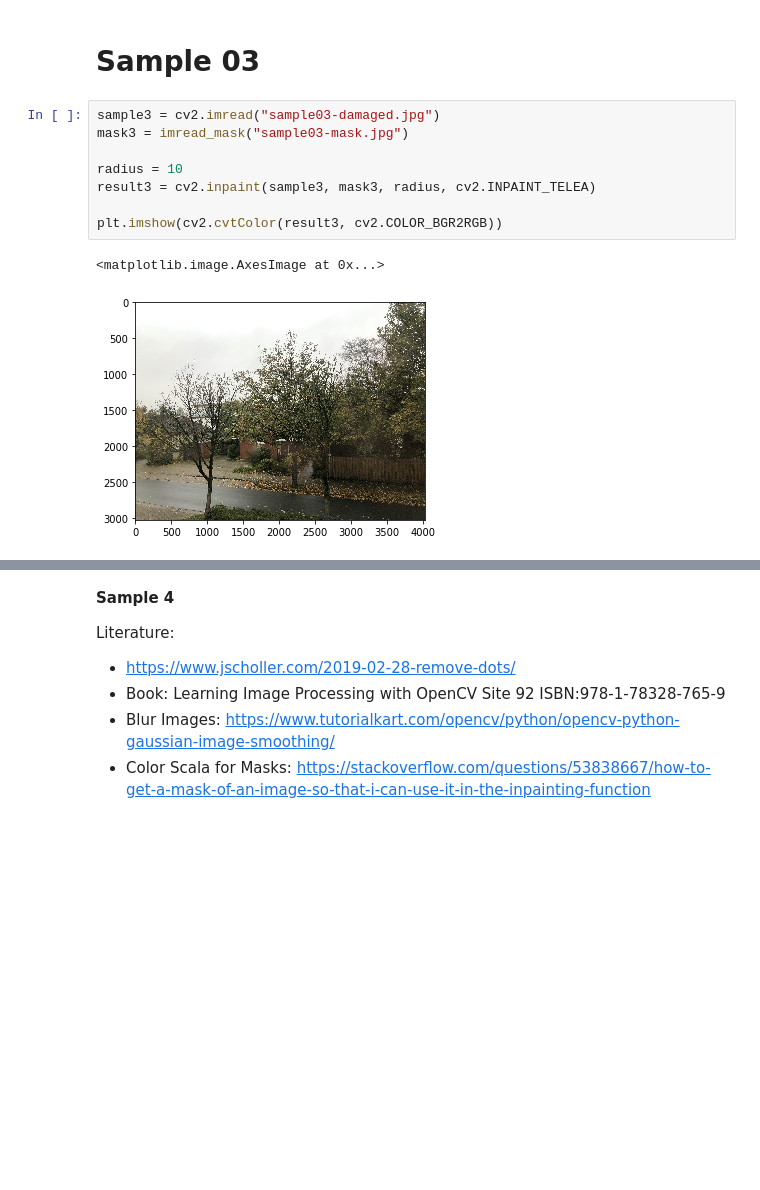
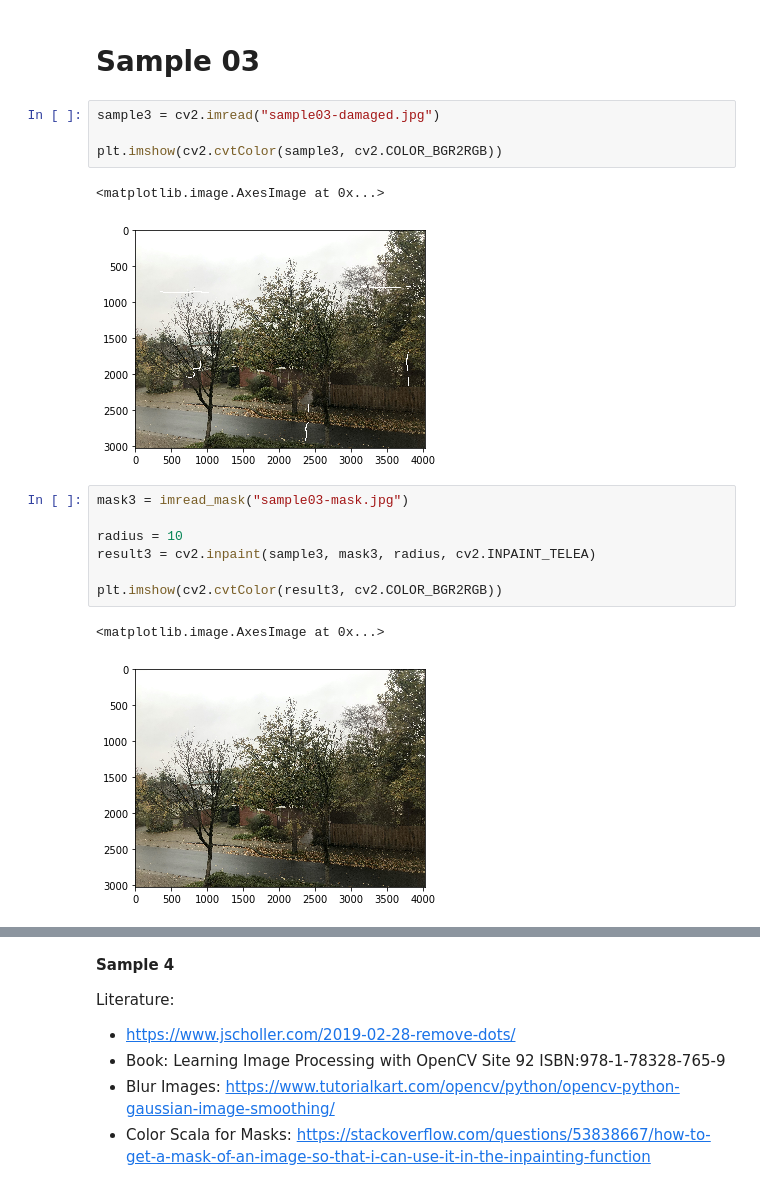
Before and after one commit to uol-mediaprocessing-201920/group-projects-image-restauration, a Jupyter notebook: main.ipynb, the cells around one changed output, grey strips where cells are left out. Cells and saved outputs as stored; diff of their text form; blank space fills up the shorter version.

```diff
--- a/main.ipynb
+++ b/main.ipynb
@@ -101,8 +123,14 @@ plt.imshow(cv2.cvtColor(result2, cv2.COLOR_BGR2RGB))
 [figure]
 # %% [markdown]
 # Sample 03
+# %%
+sample3 = cv2.imread("sample03-damaged.jpg")
+
+plt.imshow(cv2.cvtColor(sample3, cv2.COLOR_BGR2RGB))
+# %% [output]
+<matplotlib.image.AxesImage at 0x...>
+[figure, added]
 # %%
-sample3 = cv2.imread("sample03-damaged.jpg")
 mask3 = imread_mask("sample03-mask.jpg")
 
 radius = 10
```
Also changed, not shown: parts of 14 cells of this notebook.
